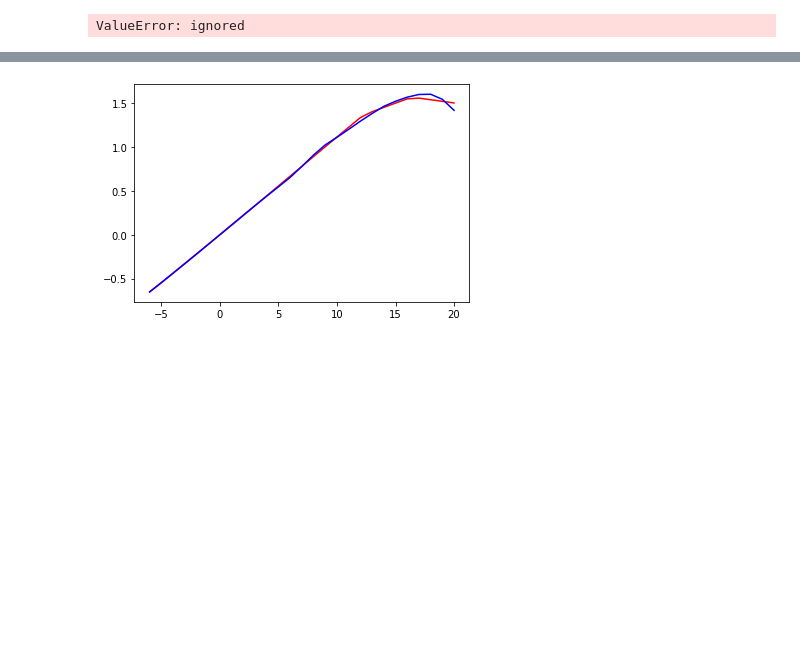
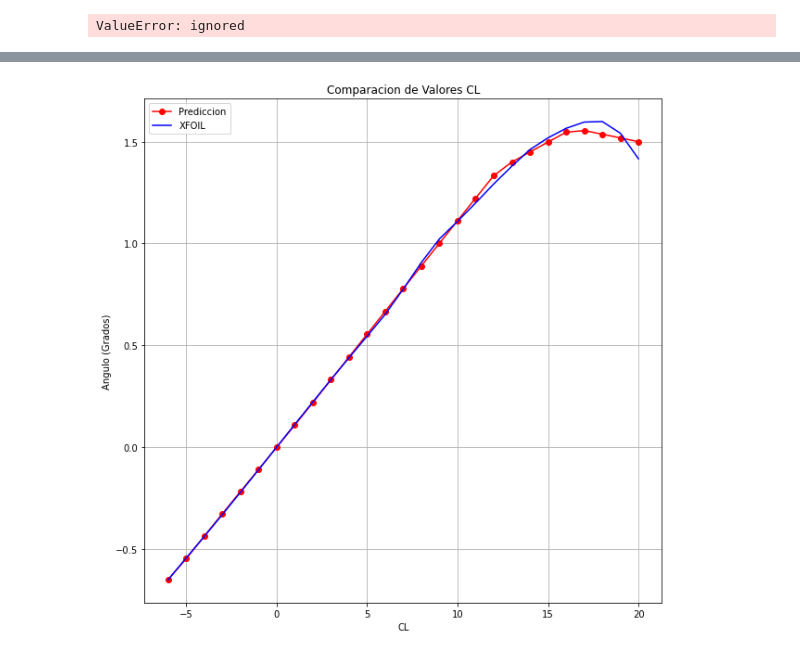
Before and after one commit to Marcos-JV/project_airfoil, a Jupyter notebook: Prediccion_para_perfiles_alares.ipynb, the cells around one changed output, grey strips where cells are left out. Cells and saved outputs as stored; diff of their text form; code cells hidden in the pictures; blank space fills up the shorter version.

```diff
--- a/Prediccion_para_perfiles_alares.ipynb
+++ b/Prediccion_para_perfiles_alares.ipynb
@@ -152,7 +159,7 @@ model.compile(
     optimizer = Adam(0.001),
 )
 # %%
-model.fit(
+history = model.fit(
     x_train_0012, y_train_0012,
     epochs = 400
 )
@@ -209,6 +255,12 @@ datos reales [ 1.1995  0.9073  1.2927 -0.3314  1.5968  0.439   1.4616  1.5192 -0
 # %%
 predicction = model.predict(airfoil_naca_0012_reshape)
-plt.plot(naca_0012_datos[:, 0], predicction, color = "red")
-plt.plot(naca_0012_datos[:, 0], naca_0012_CL, color = "blue")
+fig, ax = plt.subplots(1,1, figsize = (10,10), sharey=True)
+ax.plot(naca_0012_datos[:, 0], predicction, color = "red",  marker='o',label = "Prediccion", )
+ax.plot(naca_0012_datos[:, 0], naca_0012_CL, color = "blue", label = "XFOIL")
+ax.set_title("Comparacion de Valores CL")
+ax.set_xlabel("CL")
+ax.set_ylabel("Angulo (Grados)")
+ax.grid(True)
+plt.legend()
 plt.show()
 # %% [output]
@@ -216 +268 @@ plt.show()
-[figure, old version]
+[figure, new version]
```
Also changed, not shown: parts of 13 cells of this notebook.
